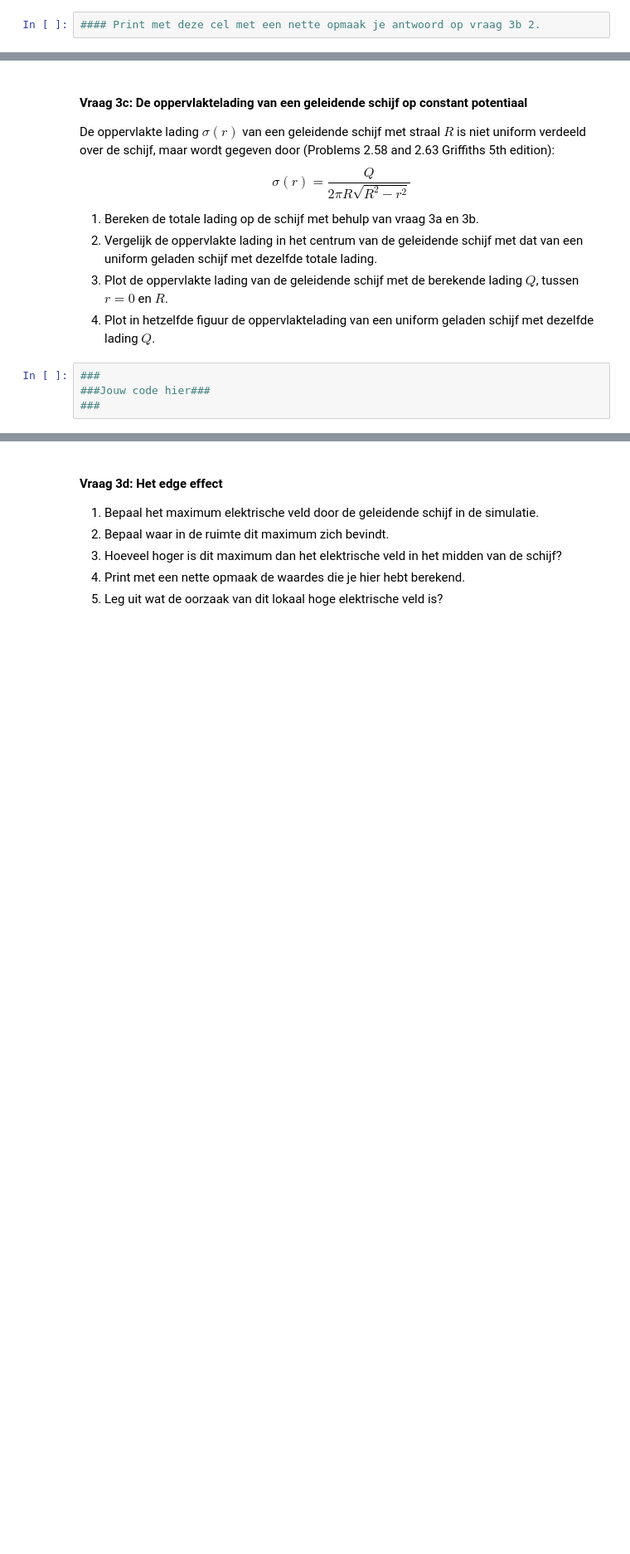
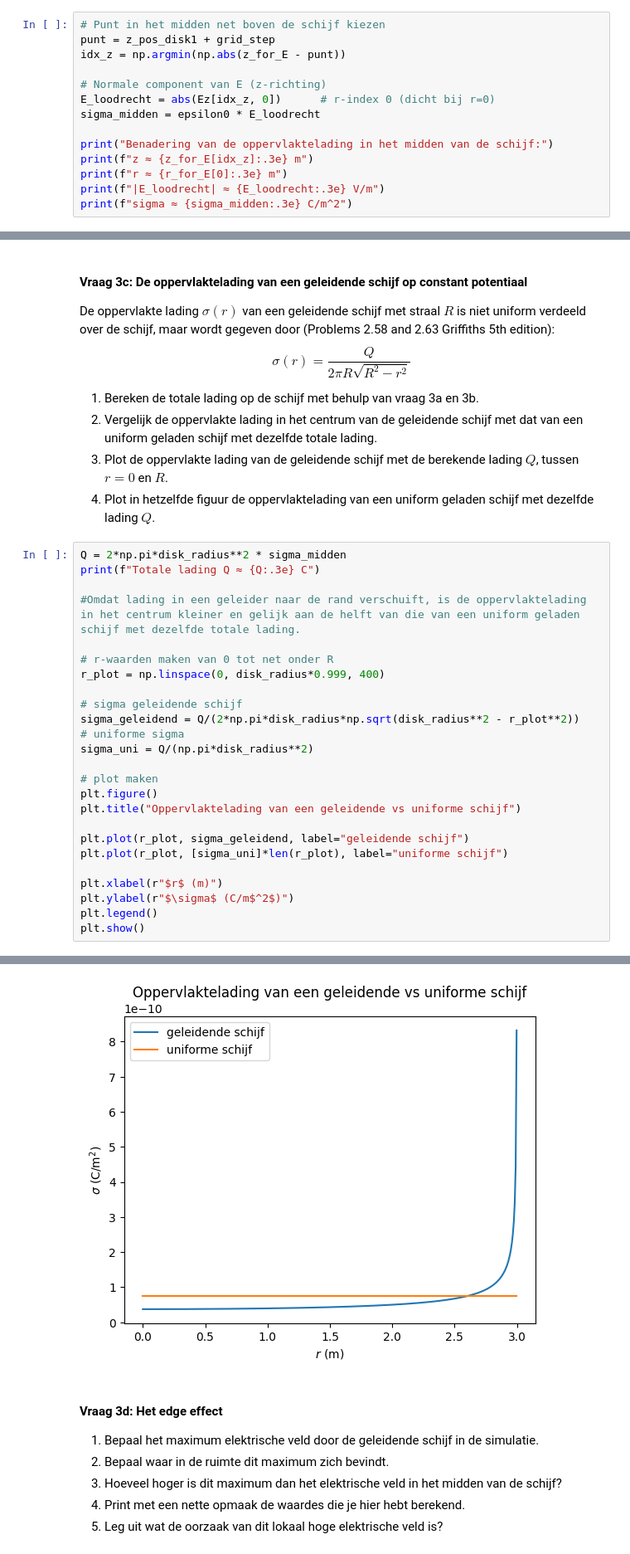
Before and after one commit to YHZhang07/opdrachten-DEF-D, a Jupyter notebook: DigitaleOntwerpopdrachten/1CondensatorOpdracht/CondensatorOntwerpopdracht.ipynb, the cells around one changed output, grey strips where cells are left out. Shown at 83% size. Cells and saved outputs as stored; diff of their text form; blank space fills up the shorter version.

```diff
--- a/DigitaleOntwerpopdrachten/1CondensatorOpdracht/CondensatorOntwerpopdracht.ipynb
+++ b/DigitaleOntwerpopdrachten/1CondensatorOpdracht/CondensatorOntwerpopdracht.ipynb
@@ -378,4 +378,16 @@ r ≈ 1.000e-01 m
 
 $\sigma \approx \varepsilon_0 E_{\perp}$
 # %%
-#### Print met deze cel met een nette opmaak je antwoord op vraag 3b 2.
+# Punt in het midden net boven de schijf kiezen
+punt = z_pos_disk1 + grid_step
+idx_z = np.argmin(np.abs(z_for_E - punt))
+
+# Normale component van E (z-richting)
+E_loodrecht = abs(Ez[idx_z, 0])      # r-index 0 (dicht bij r=0)
+sigma_midden = epsilon0 * E_loodrecht
+
+print("Benadering van de oppervlaktelading in het midden van de schijf:")
+print(f"z ≈ {z_for_E[idx_z]:.3e} m")
+print(f"r ≈ {r_for_E[0]:.3e} m")
+print(f"|E_loodrecht| ≈ {E_loodrecht:.3e} V/m")
+print(f"sigma ≈ {sigma_midden:.3e} C/m^2")
@@ -390,6 +408,28 @@ $$\sigma(r) = \frac{Q}{2 \pi R \sqrt{R^2 - r^2}}$$
 3. Plot de oppervlakte lading van de geleidende schijf met de berekende lading $Q$, tussen $r = 0$ en $R$.
 4. Plot in hetzelfde figuur de oppervlaktelading van een uniform geladen schijf met dezelfde lading $Q$.
 # %%
-###
-###Jouw code hier###
-###
+Q = 2*np.pi*disk_radius**2 * sigma_midden
+print(f"Totale lading Q ≈ {Q:.3e} C")
+
+#Omdat lading in een geleider naar de rand verschuift, is de oppervlaktelading in het centrum kleiner en gelijk aan de helft van die van een uniform geladen schijf met dezelfde totale lading.
+
+# r-waarden maken van 0 tot net onder R
+r_plot = np.linspace(0, disk_radius*0.999, 400)
+
+# sigma geleidende schijf
+sigma_geleidend = Q/(2*np.pi*disk_radius*np.sqrt(disk_radius**2 - r_plot**2))
+# uniforme sigma
+sigma_uni = Q/(np.pi*disk_radius**2)
+
+# plot maken
+plt.figure()
+plt.title("Oppervlaktelading van een geleidende vs uniforme schijf")
+
+plt.plot(r_plot, sigma_geleidend, label="geleidende schijf")
+plt.plot(r_plot, [sigma_uni]*len(r_plot), label="uniforme schijf")
+
+plt.xlabel(r"$r$ (m)")
+plt.ylabel(r"$\sigma$ (C/m$^2$)")
+plt.legend()
+plt.show()
+# %% [output]
@@ -396,3 +437,4 @@ $$\sigma(r) = \frac{Q}{2 \pi R \sqrt{R^2 - r^2}}$$
+[figure, added]
 # %% [markdown]
 #### Vraag 3d: Het edge effect
 
```
Also changed, not shown: parts of 4 cells of this notebook.
